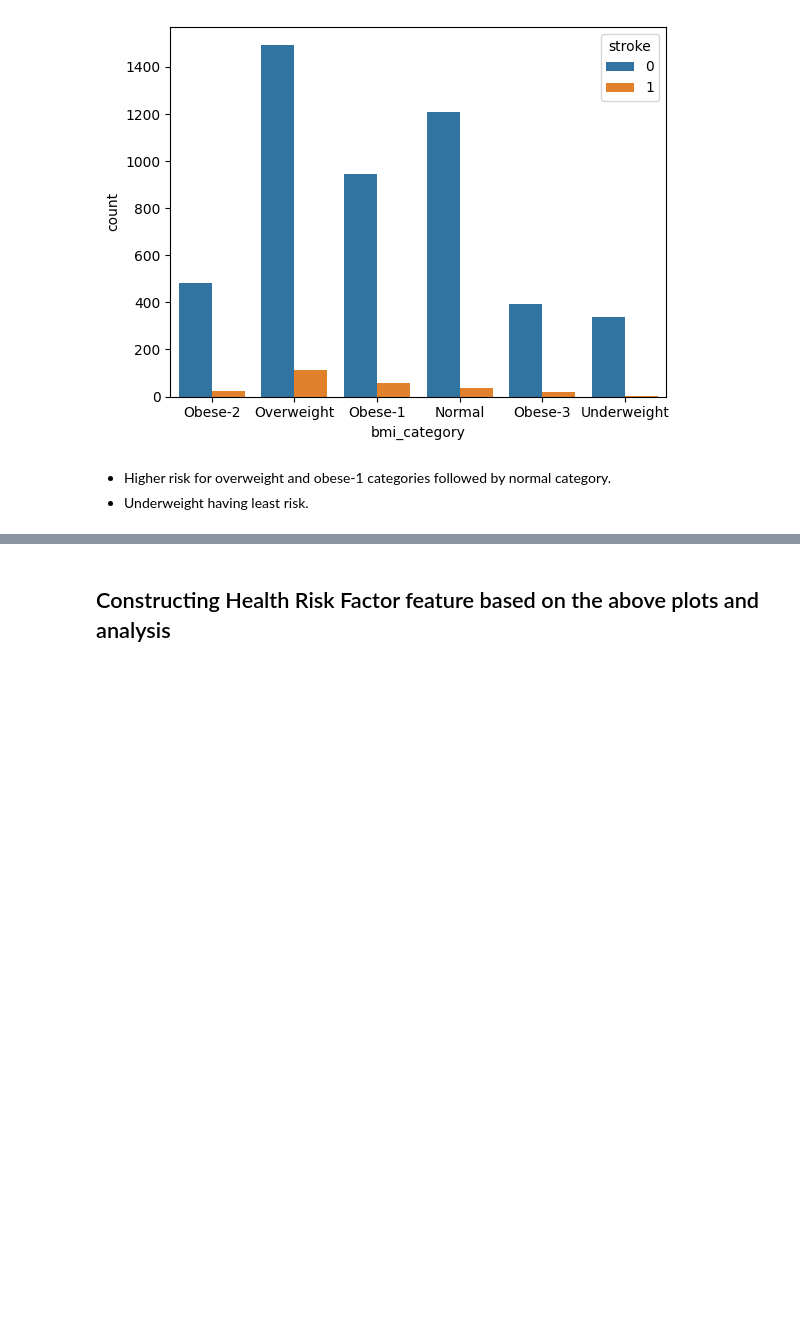
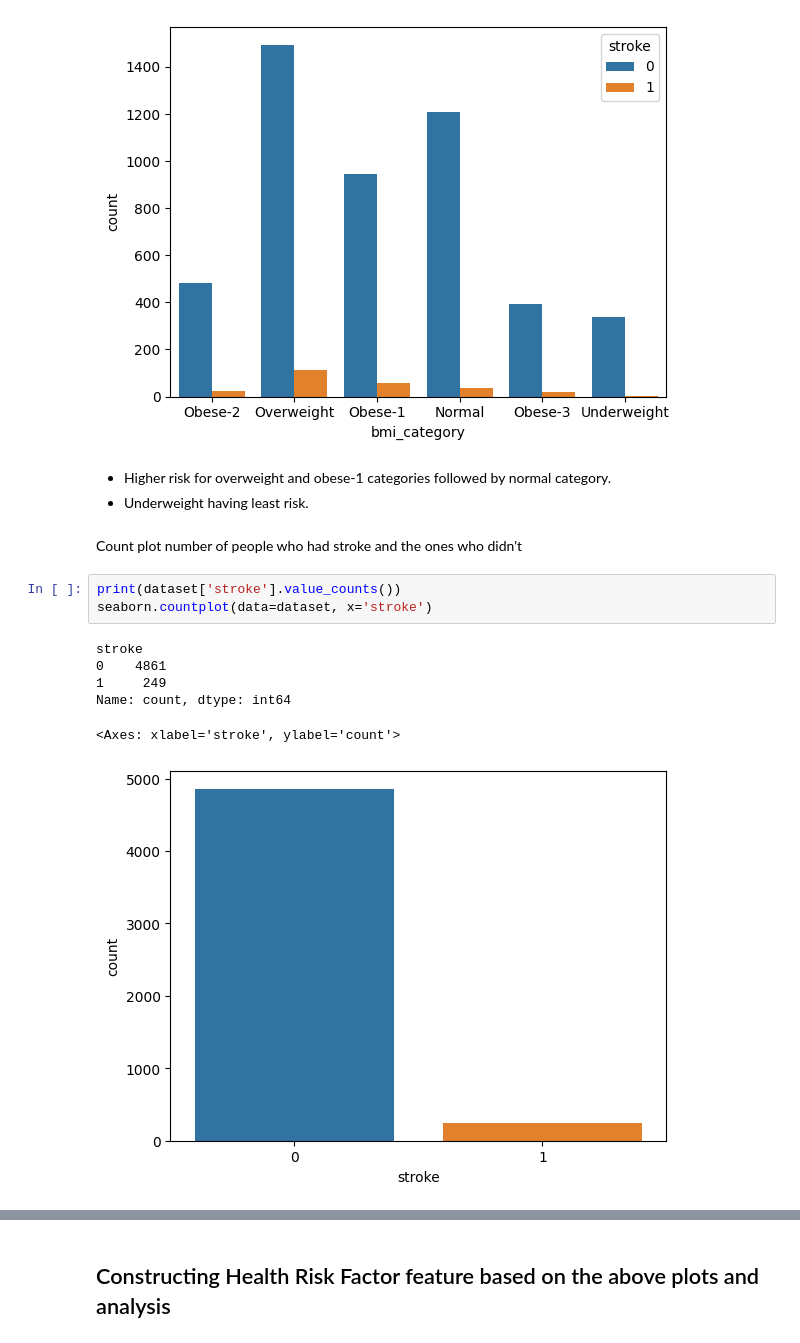
Before and after one commit to akshay-diwadkar/DAX-DS-Assignment-2023-Akshay_Diwadkar, a Jupyter notebook: Data_Analytics/data_analytics.ipynb, the cells around one changed output, grey strips where cells are left out. Saved outputs shown, nothing was run; the diff lists cells and outputs as text; blank space fills up the shorter version.

```diff
--- a/Data_Analytics/data_analytics.ipynb
+++ b/Data_Analytics/data_analytics.ipynb
@@ -436,3 +436,15 @@ Name: count, dtype: int64
 # %% [markdown]
 - Higher risk for overweight and obese-1 categories followed by normal category.
 - Underweight having least risk.
+# %% [markdown]
+Count plot number of people who had stroke and the ones who didn't
+# %%
+print(dataset['stroke'].value_counts())
+seaborn.countplot(data=dataset, x='stroke')
+# %% [output]
+stroke
+0    4861
+1     249
+Name: count, dtype: int64
+<Axes: xlabel='stroke', ylabel='count'>
+[figure, added]
```
Also changed, not shown: parts of 13 cells of this notebook, 7 other files.
